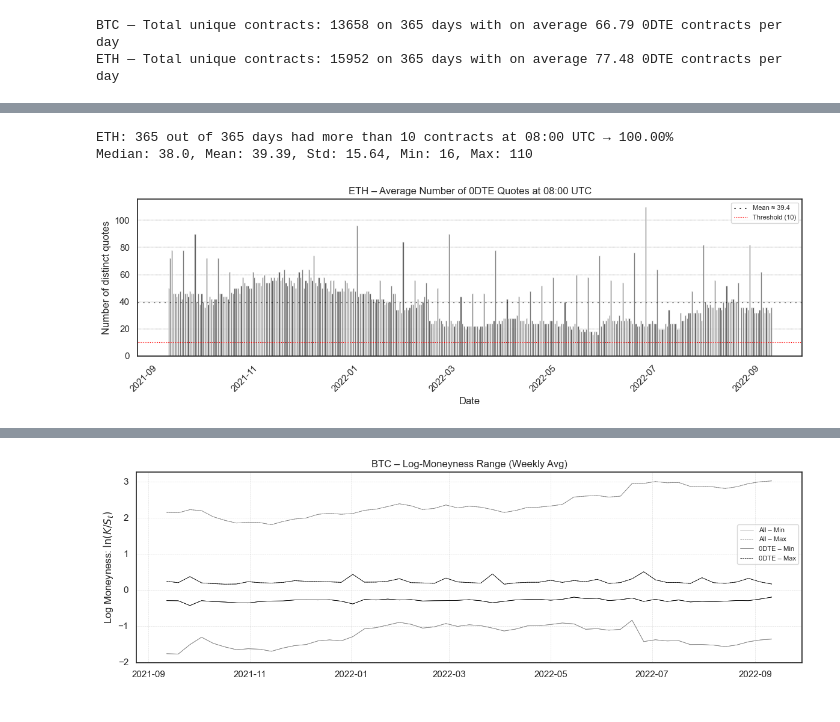
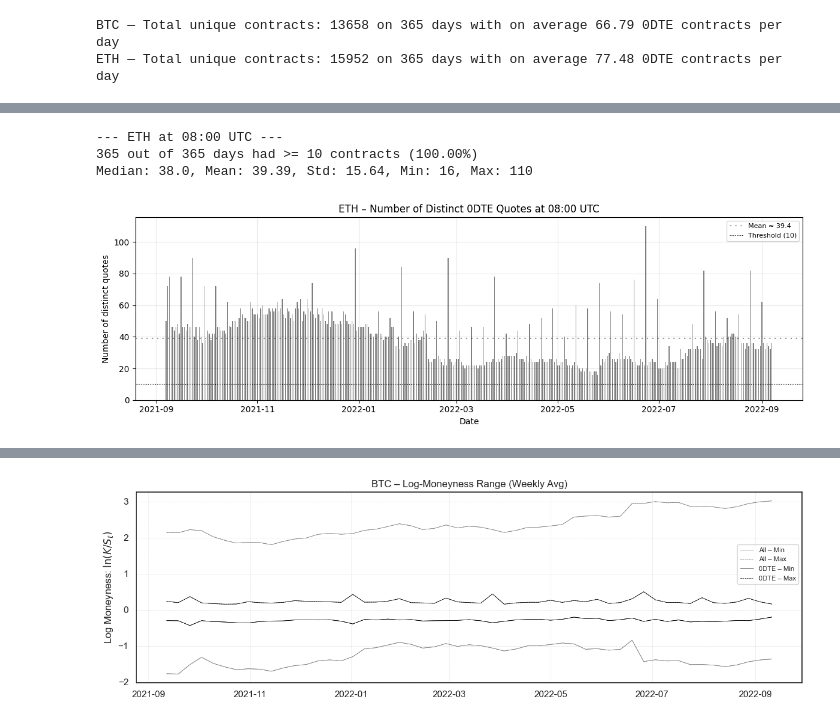
Before and after one commit to jorismilot/optimal-gamma-hedging, a Jupyter notebook: Workbooks/snapshot_workbook.ipynb, the cells around one changed output, grey strips where cells are left out. Saved outputs shown, nothing was run; the diff lists cells and outputs as text; code cells hidden in the pictures.

```diff
--- a/Workbooks/snapshot_workbook.ipynb
+++ b/Workbooks/snapshot_workbook.ipynb
@@ -275,73 +225,74 @@ plt.show()
 # %%
-import os, numpy as np, pandas as pd, matplotlib.pyplot as plt
-
+DATA_DIR = "/Users/joris/Documents/Master QF/Thesis/optimal-gamma-hedging/Data/snapshot_data"
+COINS = ['btc', 'eth']
 UTC_HOUR   = 8
 THRESHOLD  = 10
 
 for coin in COINS:
     fp = os.path.join(DATA_DIR, f'{coin.upper()}_full_data_transformed.csv')
+    if not os.path.exists(fp):
+        print(f"Warning: File not found for {coin.upper()}, skipping.")
+        continue
     df = pd.read_csv(fp)
 
-    # ── timestamps & filter ────────────────────────────────────────────────
     df['timestamp'] = pd.to_datetime(df['timestamp'], unit='s', utc=True)
     df = df[(df['timestamp'].dt.hour == UTC_HOUR) &
             (df['timestamp'].dt.minute == 0)].copy()
 
-    # extract raw expiry string
-    df['expiry'] = df['symbol'].str.split('-', expand=True)[1]
-    df['expiry'] = (pd.to_datetime(df['expiry'], format='%d%b%y', errors='coerce') + pd.Timedelta(hours=8)).dt.tz_localize('UTC')
+    # Extract expiry and calculate time to maturity
+    df['expiry_raw'] = df['symbol'].str.split('-', expand=True)[1]
+    df['expiry'] = (pd.to_datetime(df['expiry_raw'], format='%d%b%y', errors='coerce') + pd.Timedelta(hours=8)).dt.tz_localize('UTC')
+    df['time_to_maturity'] = (df['expiry'] - df['timestamp']).dt.total_seconds()
+    df = df[df['time_to_maturity'] > 0] # Drop expired rows
 
-    # exact time to maturity in days (float)
-    df['time_to_maturity'] = (df['expiry'] - df['timestamp']).dt.total_seconds()
-    df = df[df['time_to_maturity'] > 0] # drop expired rows
-
-    df['DTE'] = (np.ceil(df['time_to_maturity'] / 86_400) - 1).astype('Int64')
+    # Calculate DTE and filter for 0DTE
+    df['DTE'] = (np.ceil(df['time_to_maturity'] / 86400) - 1).astype('Int64')
     df = df[df['DTE'] == 0]
 
     if df.empty:
-        print(f"⚠ No data for {coin.upper()} at {UTC_HOUR:02d}:00 UTC")
+        print(f"⚠ No 0DTE data for {coin.upper()} at {UTC_HOUR:02d}:00 UTC")
         continue
 
+    # Group by date to get daily unique option counts
     df['date'] = df['timestamp'].dt.date
     option_counts = df.groupby('date')['symbol'].nunique()
+    option_counts.index = pd.to_datetime(option_counts.index)
 
-    # ── basic stats ─────────────────────────────────────────────────────────
     mean_val   = option_counts.mean()
     median_val = option_counts.median()
     std_val    = option_counts.std()
     min_val    = option_counts.min()
     max_val    = option_counts.max()
+    days_above = (option_counts >= THRESHOLD).sum()
 
-    days_above = (option_counts >= THRESHOLD).sum()
-    print(f"{coin.upper()}: {days_above} out of {len(option_counts)} days "
-          f"had more than {THRESHOLD} contracts at {UTC_HOUR:02d}:00 UTC → {days_above/len(option_counts):.2%}")
+    print(f"\n--- {coin.upper()} at {UTC_HOUR:02d}:00 UTC ---")
+    print(f"{days_above} out of {len(option_counts)} days had >= {THRESHOLD} contracts ({days_above/len(option_counts):.2%})")
     print(f"Median: {median_val}, Mean: {mean_val:.2f}, Std: {std_val:.2f}, Min: {min_val}, Max: {max_val}")
 
-    # ── BAR PLOT ────────────────────────────────────────────────────────────
-    plt.figure(figsize=(12, 4))
-    plt.bar(option_counts.index, option_counts.values, color='black', alpha=0.7, width=0.8)
-    plt.axhline(mean_val, color='black', linestyle=(0, (2, 6)), linewidth=0.8, label=f'Mean ≈ {mean_val:.1f}')
-    plt.axhline(THRESHOLD, color='red', linestyle=':', linewidth=0.8, label=f'Threshold ({THRESHOLD})')
-    plt.title(f'{coin.upper()} – Average Number of 0DTE Quotes at {UTC_HOUR:02d}:00 UTC')
-    plt.ylabel('Number of distinct quotes')
-    plt.xlabel('Date')
-    plt.xticks(rotation=45, ha='right')
-    plt.grid(axis='y', linestyle='--', linewidth=0.3, color='gray')
-    plt.legend(fontsize=8, loc='upper right')
+    fig, ax = plt.subplots(figsize=(12, 4))
+    ax.bar(option_counts.index, option_counts.values, color='black', alpha=0.5, width=0.5, zorder=2)
+    ax.axhline(mean_val, color='black', linestyle=(0, (2, 6)), linewidth=0.8, label=f'Mean ≈ {mean_val:.1f}')
+    ax.axhline(THRESHOLD, color='black', linestyle=':', linewidth=0.8, label=f'Threshold ({THRESHOLD})')
+    ax.set_title(f'{coin.upper()} – Number of Distinct 0DTE Quotes at {UTC_HOUR:02d}:00 UTC')
+    ax.set_ylabel('Number of distinct quotes')
+    ax.set_xlabel('Date')
+    ax.grid(True, linestyle='-', alpha=0.3, zorder=1)
+    ax.legend(fontsize=8, loc='upper right')
+    plt.setp(ax.get_xticklabels(), rotation=0, ha='center')
     plt.tight_layout()
     plt.show()
 
-    # Line plot
-    option_counts.plot(figsize=(12, 4), color='black', linewidth=0.7, label='Daily Count')
+    fig, ax = plt.subplots(figsize=(12, 4))
+    ax.plot(option_counts.index, option_counts.values, color='black', linewidth=0.5, label='Daily Count')
+    ax.axhline(mean_val, color='black', linestyle=(0, (2, 6)), linewidth=0.8, label=f'Mean ≈ {mean_val:.1f}')
+    ax.axhline(THRESHOLD, color='black', linestyle=':', linewidth=0.8, label=f'Threshold ({THRESHOLD})')
+    ax.set_title(f'{coin.upper()} – Number of Distinct 0DTE Quotes at {UTC_HOUR:02d}:00 UTC')
+    ax.set_ylabel('Number of distinct quotes')
+    ax.set_xlabel('Date')
+    ax.grid(True, linestyle='-', alpha=0.3)
+    ax.legend(fontsize=8, loc='upper right')
+    plt.setp(ax.get_xticklabels(), rotation=0, ha='center')
 
-    plt.axhline(mean_val, color='black', linestyle=(0, (2, 6)), linewidth=0.8, label=f'Mean ≈ {mean_val:.1f}')
-    plt.axhline(THRESHOLD, color='red', linestyle=':', linewidth=0.8, label=f'Threshold ({THRESHOLD})')
-    plt.title(f'{coin.upper()} – Average Number of 0DTE Quotes at {UTC_HOUR:02d}:00 UTC')
-    plt.ylabel('Option Count')
-    plt.xlabel('Date')
-    plt.xticks(rotation=45, ha='right')
-    plt.grid(True, linestyle='--', linewidth=0.3, color='gray', alpha=1)
-    plt.legend(fontsize=8, loc='upper right')
     plt.tight_layout()
     plt.show()
 # %% [output]
@@ -352,3 +304,4 @@ Median: 30.0, Mean: 35.42, Std: 13.98, Min: 20, Max: 98
-ETH: 365 out of 365 days had more than 10 contracts at 08:00 UTC → 100.00%
+--- ETH at 08:00 UTC ---
+365 out of 365 days had >= 10 contracts (100.00%)
 Median: 38.0, Mean: 39.39, Std: 15.64, Min: 16, Max: 110
-[figure, old version]
+[figure, new version]
```
Also changed, not shown: parts of 8 cells of this notebook, 18 other files.
